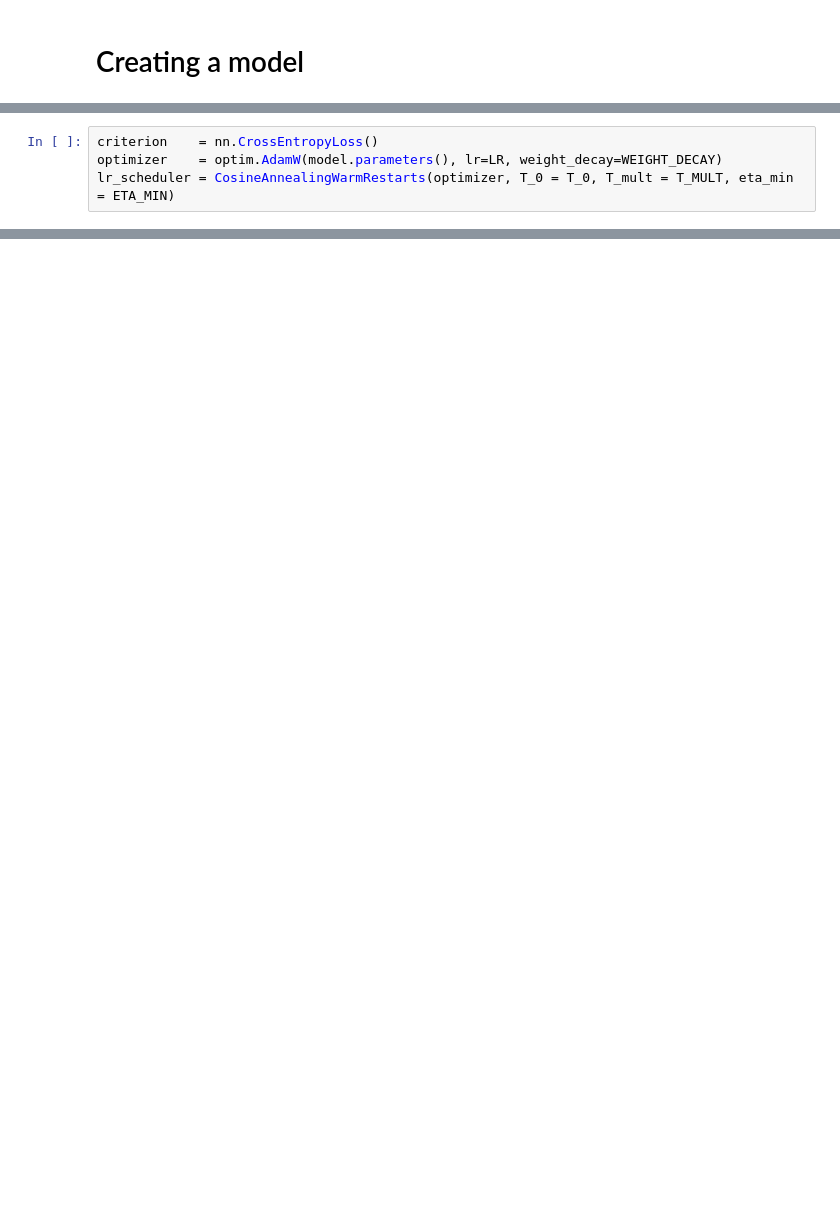
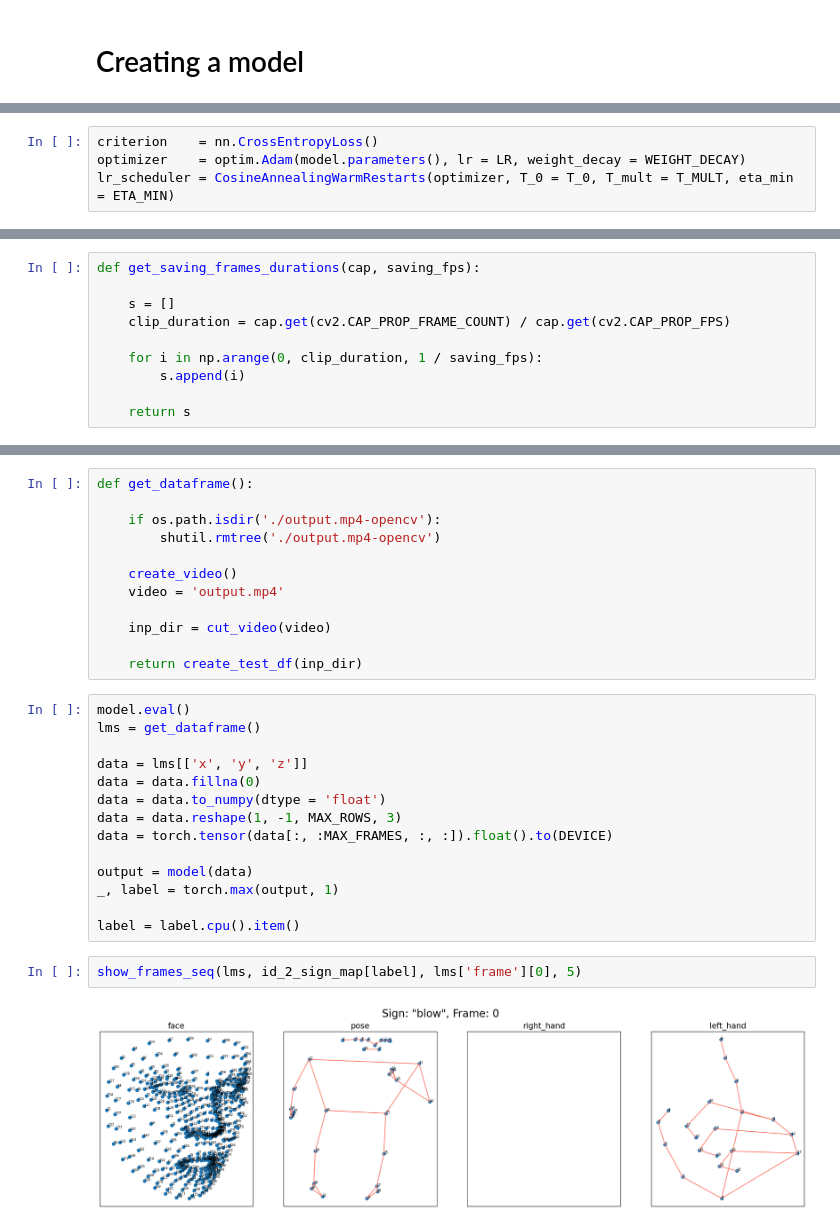
Before and after one commit to HerrPhoton/Sign_Language_Recognition, a Jupyter notebook: Main.ipynb, the cells around one changed output, grey strips where cells are left out. Drawn from its saved outputs; the diff is of its cells as text; blank space fills up the shorter version.

```diff
--- a/Main.ipynb
+++ b/Main.ipynb
@@ -312,6 +354,6 @@ model = Net(df.shape[1] * df.shape[2], NUM_CLASSES).to(DEVICE)
 # %%
 criterion    = nn.CrossEntropyLoss()
-optimizer    = optim.AdamW(model.parameters(), lr=LR, weight_decay=WEIGHT_DECAY)
+optimizer    = optim.Adam(model.parameters(), lr = LR, weight_decay = WEIGHT_DECAY)
 lr_scheduler = CosineAnnealingWarmRestarts(optimizer, T_0 = T_0, T_mult = T_MULT, eta_min = ETA_MIN)
 # %%
 train_losses = []
@@ -404,0 +524,10 @@ legend(list_1 = lr, label_1 = 'Lr', step = 5, title = 'Learning rate')
+# %%
+def get_saving_frames_durations(cap, saving_fps):
+
+    s = []
+    clip_duration = cap.get(cv2.CAP_PROP_FRAME_COUNT) / cap.get(cv2.CAP_PROP_FPS)
+
+    for i in np.arange(0, clip_duration, 1 / saving_fps):
+        s.append(i)
+
+    return s
@@ -404,0 +723,30 @@ legend(list_1 = lr, label_1 = 'Lr', step = 5, title = 'Learning rate')
+# %%
+def get_dataframe():
+
+    if os.path.isdir('./output.mp4-opencv'):
+        shutil.rmtree('./output.mp4-opencv')
+
+    create_video()
+    video = 'output.mp4'
+
+    inp_dir = cut_video(video)
+
+    return create_test_df(inp_dir)
+# %%
+model.eval()
+lms = get_dataframe()
+
+data = lms[['x', 'y', 'z']]
+data = data.fillna(0)
+data = data.to_numpy(dtype = 'float')
+data = data.reshape(1, -1, MAX_ROWS, 3)
+data = torch.tensor(data[:, :MAX_FRAMES, :, :]).float().to(DEVICE)
+
+output = model(data)
+_, label = torch.max(output, 1)
+
+label = label.cpu().item()
+# %%
+show_frames_seq(lms, id_2_sign_map[label], lms['frame'][0], 5)
+# %% [output]
+[figure, added]
```
Also changed, not shown: parts of 36 cells of this notebook.
